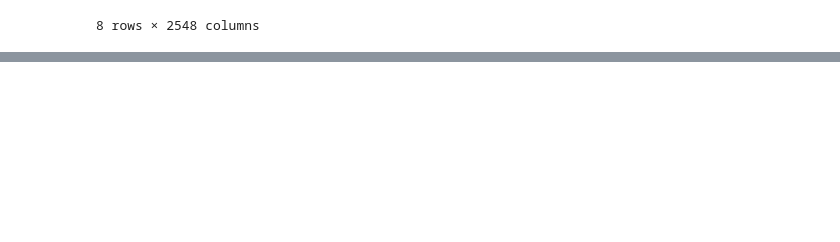
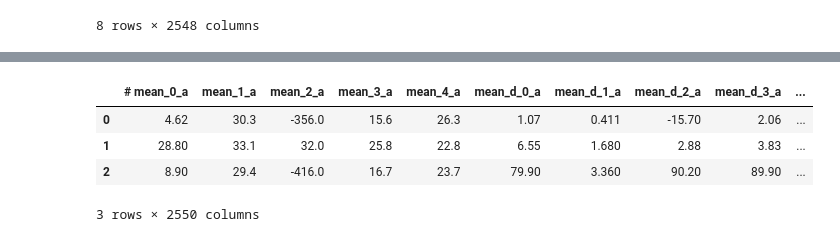
Before and after one commit to johnmot/DataAnalysisProjects, a Jupyter notebook: brainwave&emotion_classification.ipynb, the cells around one changed output, grey strips where cells are left out. Cells and saved outputs as stored; diff of their text form; code cells hidden in the pictures; blank space fills up the shorter version.

```diff
--- a/brainwave&emotion_classification.ipynb
+++ b/brainwave&emotion_classification.ipynb
@@ -60,0 +28,12 @@ KeyboardInterrupt
+# %%
+encoder = LabelEncoder()
+encoder.fit(df['class'])
+labels = encoder.transform(df['class'])
+df['class'] = labels
+df.head(3)
+# %% [output]
+|  | # mean_0_a | mean_1_a | mean_2_a | mean_3_a | mean_4_a | mean_d_0_a | mean_d_1_a | mean_d_2_a | mean_d_3_a | ... |
+| 0 | 4.62 | 30.3 | -356.0 | 15.6 | 26.3 | 1.07 | 0.411 | -15.70 | 2.06 | ... |
+| 1 | 28.80 | 33.1 | 32.0 | 25.8 | 22.8 | 6.55 | 1.680 | 2.88 | 3.83 | ... |
+| 2 | 8.90 | 29.4 | -416.0 | 16.7 | 23.7 | 79.90 | 3.360 | 90.20 | 89.90 | ... |
+3 rows × 2550 columns
```
Also changed, not shown: parts of 6 cells of this notebook.
